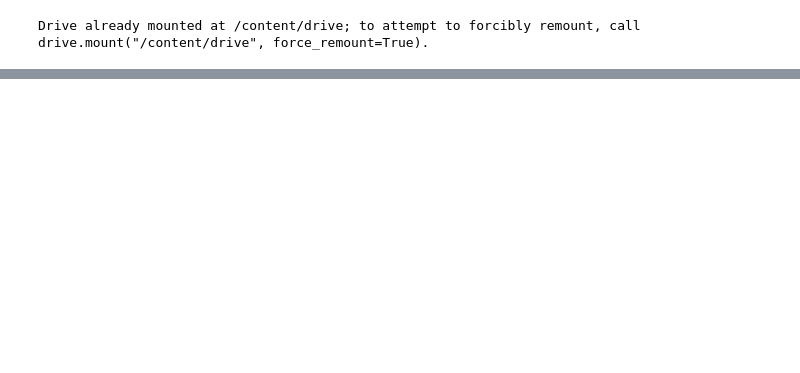
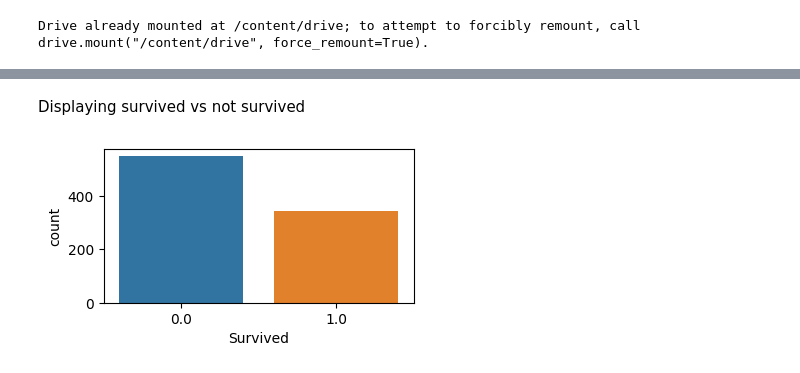
Before and after one commit to venkatesh010196/classification_titanicdata, a Jupyter notebook: classification.ipynb, the cells around one changed output, grey strips where cells are left out. Cells and saved outputs as stored; diff of their text form; code cells hidden in the pictures; blank space fills up the shorter version.

```diff
--- a/classification.ipynb
+++ b/classification.ipynb
@@ -26,0 +61,9 @@ df.head()
+# %% [markdown]
+Displaying survived vs not survived
+# %%
+plt.figure(figsize=(4, 2))
+sb.countplot(x=df['Survived'])
+
+plt.show()
+# %% [output]
+[figure, added]
```
Also changed, not shown: parts of 39 cells of this notebook.
